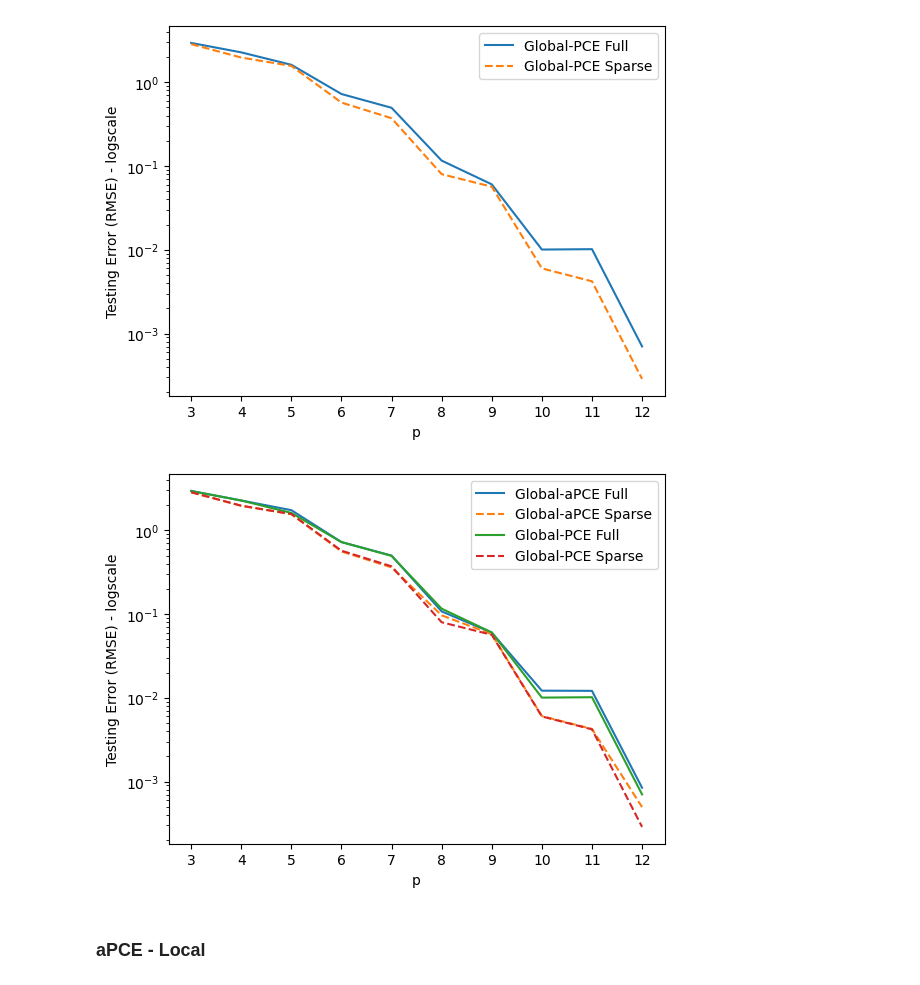
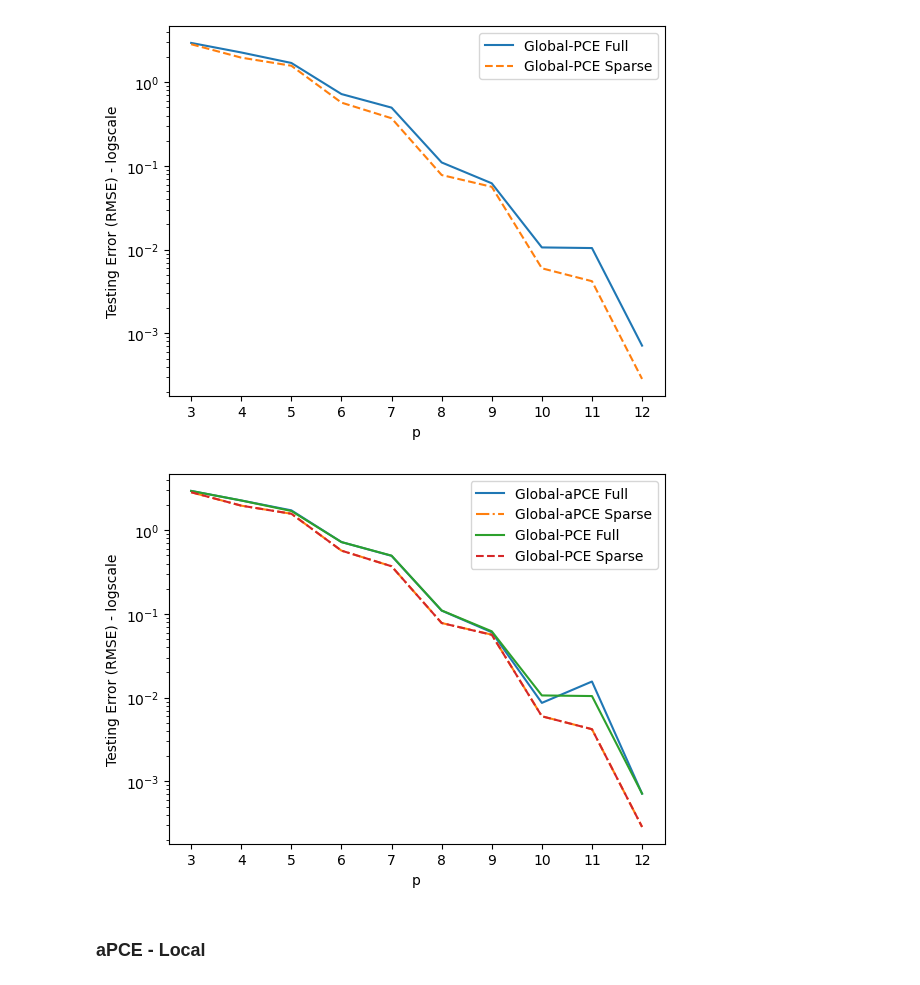
Before and after one commit to IsabelCoronaGuevara/CUDenver-Thesis, a Jupyter notebook: Results_SparseBayesianLearning.ipynb, the cells around one changed output. Cells and saved outputs as stored; diff of their text form; code cells hidden in the pictures.

```diff
--- a/Results_SparseBayesianLearning.ipynb
+++ b/Results_SparseBayesianLearning.ipynb
@@ -239,3 +225,17 @@ A0_AFVB_Global_aPCE, B0_AFVB_Global_aPCE, C0_AFVB_Global_aPCE, D0_AFVB_Global_aP
+# %%
+# Optimized Hyper-Parameters: slurm-8832055
+best_params_AFVB_Global_aPCE = [OrderedDict([('A_0', 0.1), ('B_0', 0.1), ('C_0', 0.1), ('D_0', 0.047624310191632234)]),
+                                OrderedDict([('A_0', 0.050016164582783317), ('B_0', 0.02931513223369948), ('C_0', 0.015397338884171507), ('D_0', 0.1)]),
+                                OrderedDict([('A_0', 0.0974022013312533), ('B_0', 0.0876253747847692), ('C_0', 0.0001889434208806331), ('D_0', 0.024965383182223452)]),
+                                OrderedDict([('A_0', 0.1), ('B_0', 1e-05), ('C_0', 1e-05), ('D_0', 0.1)]),
+                                OrderedDict([('A_0', 0.1), ('B_0', 0.09862007897907103), ('C_0', 0.0022300877373168473), ('D_0', 0.08104922966506539)]),
+                                OrderedDict([('A_0', 0.06934599416904079), ('B_0', 0.02911806802694071), ('C_0', 0.07832420393824897), ('D_0', 0.03549894324867549)]),
+                                OrderedDict([('A_0', 0.09430814744203271), ('B_0', 0.1), ('C_0', 0.060738347548601204), ('D_0', 0.017610261554379066)]),
+                                OrderedDict([('A_0', 0.09850404709419298), ('B_0', 0.0008185490823486194), ('C_0', 0.0012386304931690693), ('D_0', 0.0068180539190713435)]),
+                                OrderedDict([('A_0', 0.027877222288447898), ('B_0', 8.99701470636023e-05), ('C_0', 0.013970970831691859), ('D_0', 0.08565908153017963)]),
+                                OrderedDict([('A_0', 0.004142229067575425), ('B_0', 0.00010972199470211339), ('C_0', 0.04031983674966786), ('D_0', 0.044764972423984174)])]
+
+A0_AFVB_Global_aPCE, B0_AFVB_Global_aPCE, C0_AFVB_Global_aPCE, D0_AFVB_Global_aPCE = parameter_values(best_params_AFVB_Global_aPCE, 10)
 # %%
 p = list(range(3,13))
 
@@ -301,16 +301,16 @@ plt.legend();
 # %% [markdown]
 ### PCE - Global
 # %%
-# Optimized Hyper-Parameters: slurm-8831966
-best_params_AFVB_Global_PCE = [OrderedDict([('A_0', 0.02133727734584014), ('B_0', 0.05387448027565934), ('C_0', 0.07043364040408737), ('D_0', 0.01591807294915401)]),
-                               OrderedDict([('A_0', 1e-06), ('B_0', 0.1), ('C_0', 0.011017122440423075), ('D_0', 0.1)]),
-                               OrderedDict([('A_0', 0.00022009554737065898), ('B_0', 0.1), ('C_0', 0.039095374760873124), ('D_0', 1e-06)]),
-                               OrderedDict([('A_0', 0.1), ('B_0', 1e-06), ('C_0', 1e-06), ('D_0', 0.1)]),
-                               OrderedDict([('A_0', 0.003066755086343295), ('B_0', 0.09798057048813415), ('C_0', 0.0012836478014944235), ('D_0', 0.08033368591709006)]),
-                               OrderedDict([('A_0', 0.09630854655940317), ('B_0', 0.04951804274522267), ('C_0', 0.0787956702938101), ('D_0', 0.057879019788944816)]),
-                               OrderedDict([('A_0', 0.08654909950634002), ('B_0', 0.06957533672261088), ('C_0', 0.03225572802953543), ('D_0', 0.009953418061046297)]),
-                               OrderedDict([('A_0', 0.017567851415829127), ('B_0', 0.0022607935822038672), ('C_0', 0.010286426344693813), ('D_0', 0.04435885905694421)]),
-                               OrderedDict([('A_0', 0.07499709253087132), ('B_0', 0.0005604778462215534), ('C_0', 0.000278201779172956), ('D_0', 0.045587854897566366)]),
-                               OrderedDict([('A_0', 0.060722895040561546), ('B_0', 1e-06), ('C_0', 0.0018914329416164122), ('D_0', 0.02838130783981962)])]
+# Optimized Hyper-Parameters: slurm-8832056
+best_params_AFVB_Global_PCE = [OrderedDict([('A_0', 0.1), ('B_0', 0.1), ('C_0', 0.1), ('D_0', 0.04145076554152084)]),
+                               OrderedDict([('A_0', 0.04517317120022655), ('B_0', 0.0027483874189403673), ('C_0', 0.012407212000086721), ('D_0', 0.1)]),
+                               OrderedDict([('A_0', 0.007022798076092234), ('B_0', 0.01425264817261875), ('C_0', 0.0006653778962327476), ('D_0', 1e-05)]),
+                               OrderedDict([('A_0', 0.1), ('B_0', 0.1), ('C_0', 1e-05), ('D_0', 0.1)]),
+                               OrderedDict([('A_0', 0.08207884894171842), ('B_0', 0.1), ('C_0', 0.0029863195922967887), ('D_0', 0.1)]),
+                               OrderedDict([('A_0', 0.03757172719715204), ('B_0', 0.015672286369155568), ('C_0', 0.05039011650953384), ('D_0', 0.02945719457114758)]),
+                               OrderedDict([('A_0', 0.09738303013924429), ('B_0', 0.07652048922843847), ('C_0', 0.03846631911473242), ('D_0', 0.004541042803270882)]),
+                               OrderedDict([('A_0', 0.08432451508398747), ('B_0', 0.0013718599405024505), ('C_0', 0.009356336245141674), ('D_0', 0.04811711804050778)]),
+                               OrderedDict([('A_0', 0.025791909241267705), ('B_0', 0.0007763454485126246), ('C_0', 0.0006058281312046534), ('D_0', 0.06259951416986628)]),
+                               OrderedDict([('A_0', 0.0041422290675754685), ('B_0', 0.00010972199468728069), ('C_0', 0.04031983674966493), ('D_0', 0.04476497242398498)])]
 
 A0_AFVB_Global_PCE, B0_AFVB_Global_PCE, C0_AFVB_Global_PCE, D0_AFVB_Global_PCE = parameter_values(best_params_AFVB_Global_PCE, 10)
@@ -377,16 +377,16 @@ plt.legend();
 # %%
 # marker = 'o', '.', ',', 'x', '+', 'v', '^', '<', '>', 's', 'd'
 plt.plot(p, Error_AFVB_Global_aPCE_Full, '-', label = 'Global-aPCE Full')
-plt.plot(p, Error_AFVB_Global_aPCE_Sparse, '--', label = 'Global-aPCE Sparse')
+plt.plot(p, Error_AFVB_Global_aPCE_Sparse, '-.', label = 'Global-aPCE Sparse')
 plt.plot(p, Error_AFVB_Global_PCE_Full, '-', label = 'Global-PCE Full')
 plt.plot(p, Error_AFVB_Global_PCE_Sparse, '--', label = 'Global-PCE Sparse')
 plt.xticks(p)
 plt.yscale("log")
 plt.xlabel("p")
 plt.ylabel("Testing Error (RMSE) - logscale")
 plt.legend();
 # %% [output]
-[figure, old version]
+[figure, new version]
 # %% [markdown]
 ### aPCE - Local
 # %%
```
Also changed, not shown: parts of 56 cells of this notebook.
